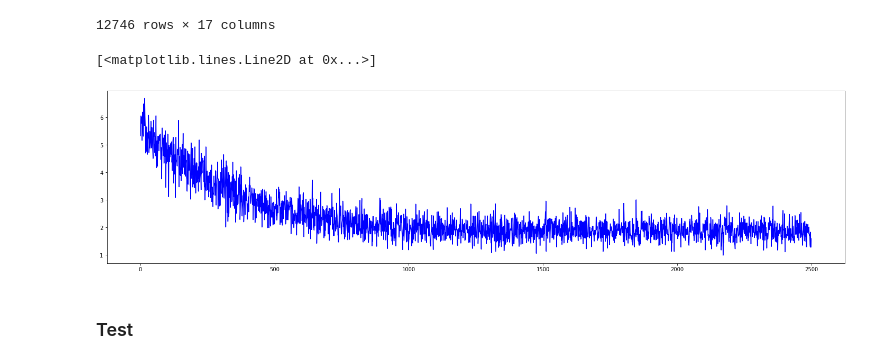
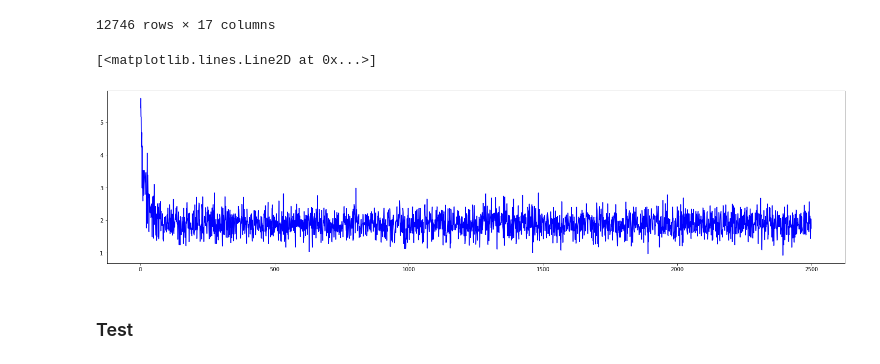
Before and after one commit to oscj/nhl-fts-prediction, a Jupyter notebook: expl/nn.ipynb, the cells around one changed output. Saved outputs shown, nothing was run; the diff lists cells and outputs as text; code cells hidden in the pictures.

```diff
--- a/expl/nn.ipynb
+++ b/expl/nn.ipynb
@@ -75,37 +83,37 @@ import math
 model = BobNet()
 
 loss_function = nn.MSELoss()
-optim = torch.optim.SGD(model.parameters(), lr=1.0e-3)
+optim = torch.optim.Adagrad(model.parameters(), lr=5.0e-1)
 BS = 17
 losses, accuracies = [], []
 t = tqdm.trange(2500)
 for i in (t):
   samp = np.random.randint(0, x_train.shape[0], size=(BS))
   X = torch.tensor(x_train[samp].reshape((-1, 16))).float()
   Y = (t_train[samp])
   Y = torch.tensor([[y for y in Y]]).reshape(17, -1).float()
 
   model.zero_grad()
   out = model(X)
 
   # see if cat elements are within 1 of the target
   accuracy = (torch.abs(out - Y) <= 1).float().mean()
   loss = loss_function(out, Y)
   loss = loss.mean()
   loss.backward()
   optim.step()
   loss, accuracy = loss.item(), accuracy.item()
   losses.append(loss)
   accuracies.append(accuracy)
   t.set_description("loss %.2f accuracy %.2f" % (loss, accuracy))
 
 
 plt.rcParams["figure.figsize"] = (25, 6)
 plt.plot([math.sqrt(loss) for loss in losses], 'b-')
 #plt.plot(accuracies)
 # %% [output]
 [<matplotlib.lines.Line2D at 0x...>]
-[figure, old version]
+[figure, new version]
 # %% [markdown]
 ### Test
 # %%
```
Also changed, not shown: parts of 2 cells of this notebook, 6 other files.
